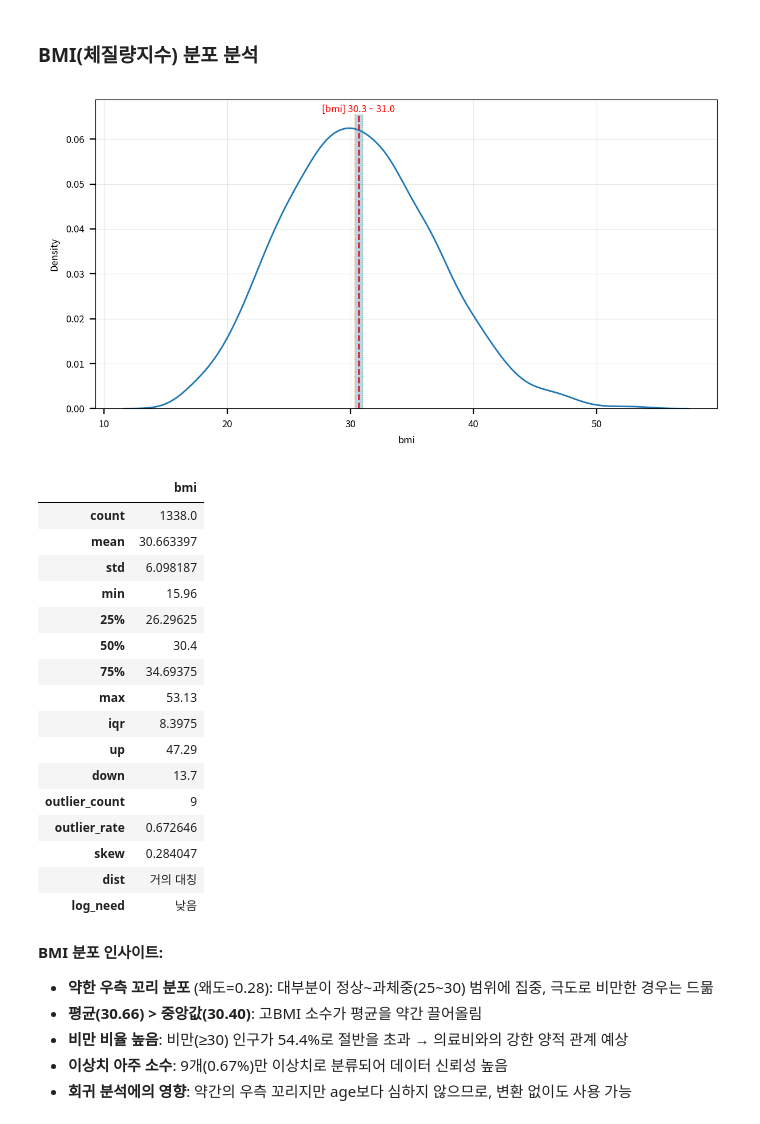
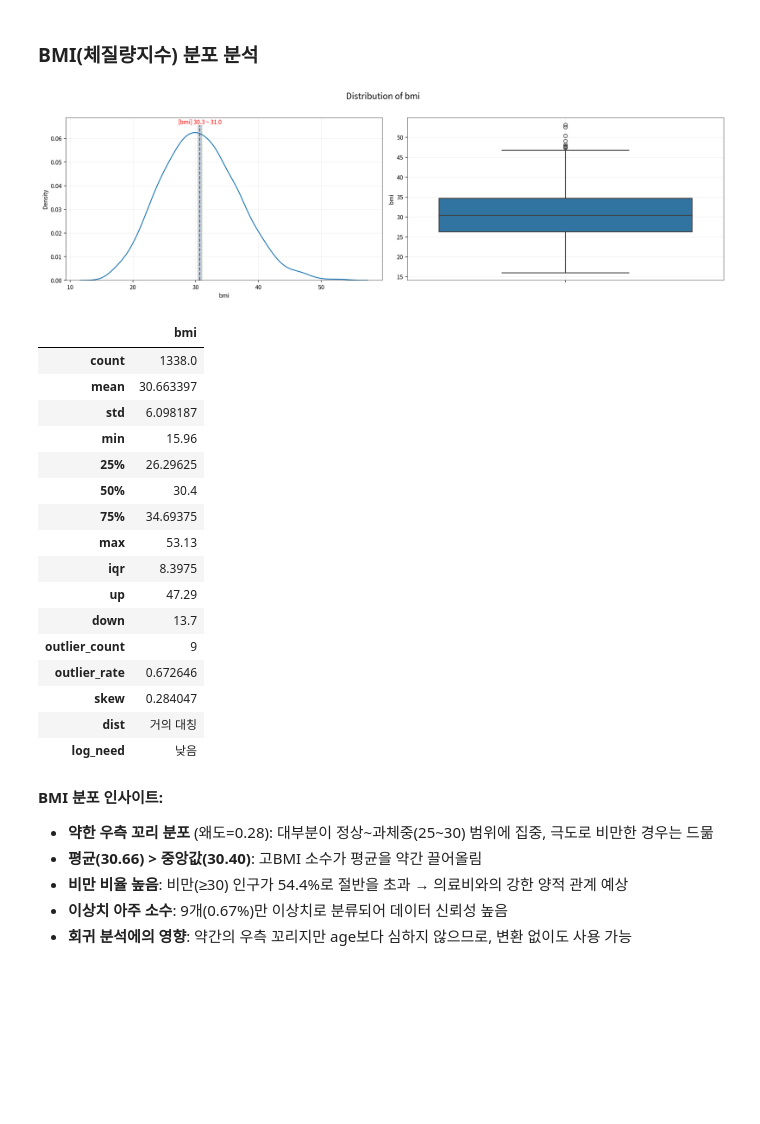
Before and after one commit to leekh4232/hossam-py, a Jupyter notebook: work.ipynb, the cells around one changed output. Drawn from its saved outputs; the diff is of its cells as text; code cells hidden in the pictures; blank space fills up the shorter version.

```diff
--- a/work.ipynb
+++ b/work.ipynb
@@ -266,11 +261,10 @@ hs_stats.summary(origin, "age").T
 # %% [markdown]
 ### BMI(체질량지수) 분포 분석
 # %%
-hs_plot.kde_confidence_interval(data=origin, xnames="bmi")
-
+hs_plot.distribution_plot(origin, "bmi")
 hs_stats.summary(origin, "bmi").T
 # %% [output]
-[figure, old version]
+[figure, new version]
 |  | bmi |
 | count | 1338.0 |
 | mean | 30.663397 |
```
Also changed, not shown: parts of 10 cells of this notebook, 6 other files.
